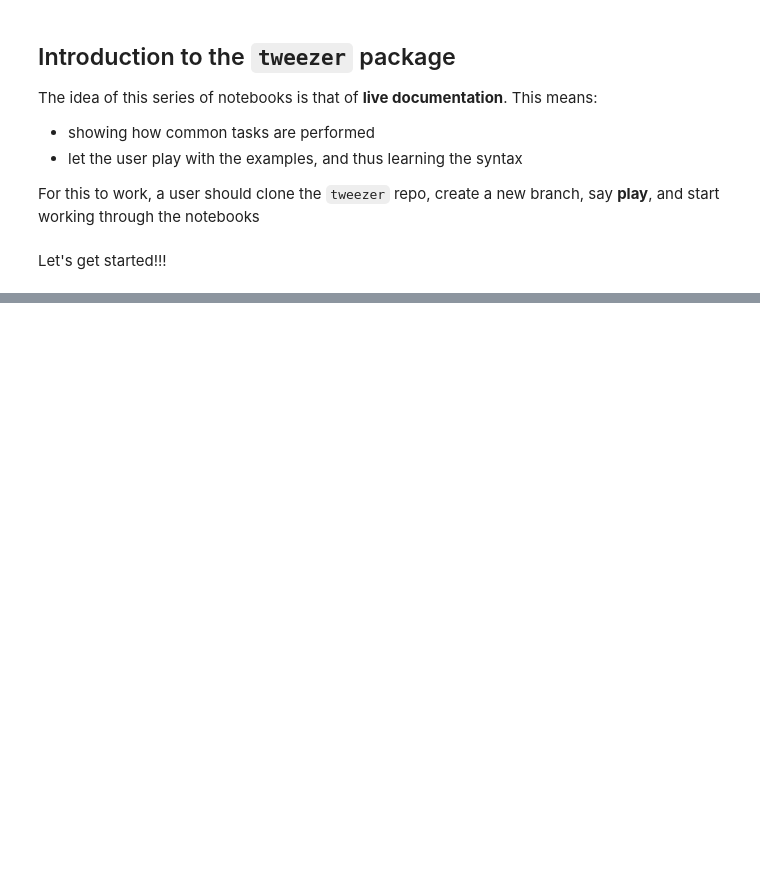
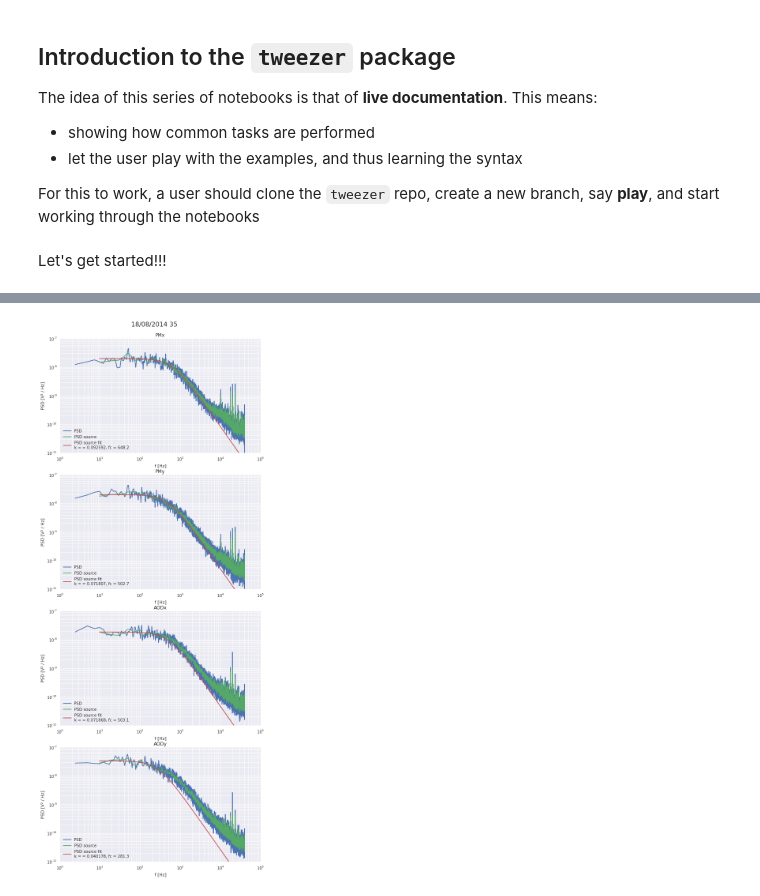
Before and after one commit to DollSimon/tweezers, a Jupyter notebook: notebooks/Introduction.ipynb, the cells around one changed output, grey strips where cells are left out. Saved outputs shown, nothing was run; the diff lists cells and outputs as text; code cells hidden in the pictures; blank space fills up the shorter version.

```diff
--- a/notebooks/Introduction.ipynb
+++ b/notebooks/Introduction.ipynb
@@ -32,0 +37,12 @@ FILE
+# %%
+%matplotlib inline
+from tweezer.io import TxtSourceMpi
+from tweezer import TweezerData
+from tweezer.plot.psd import PsdPlot
+
+pathData = '../tweezer/data/man_data/35_Date_2014_08_18_15_55_29.txt'
+pathPsd = '../tweezer/data/man_data/PSD_35_Date_2014_08_18_15_55_29.txt'
+pathTs = '../tweezer/data/man_data/TS_35_Date_2014_08_18_15_55_29.txt'
+
+source = TxtSourceMpi(data=pathData, psd=pathPsd, ts=pathTs)
+data = TweezerData(source)
@@ -32,0 +73,5 @@ FILE
+# %%
+data.compute_psd(blockLength=2**15)
+psdPlot = PsdPlot(data, psdSource=True, fitSource=True)
+# %% [output]
+[figure, added]
```
Also changed, not shown: parts of 6 cells of this notebook, 20 other files.
